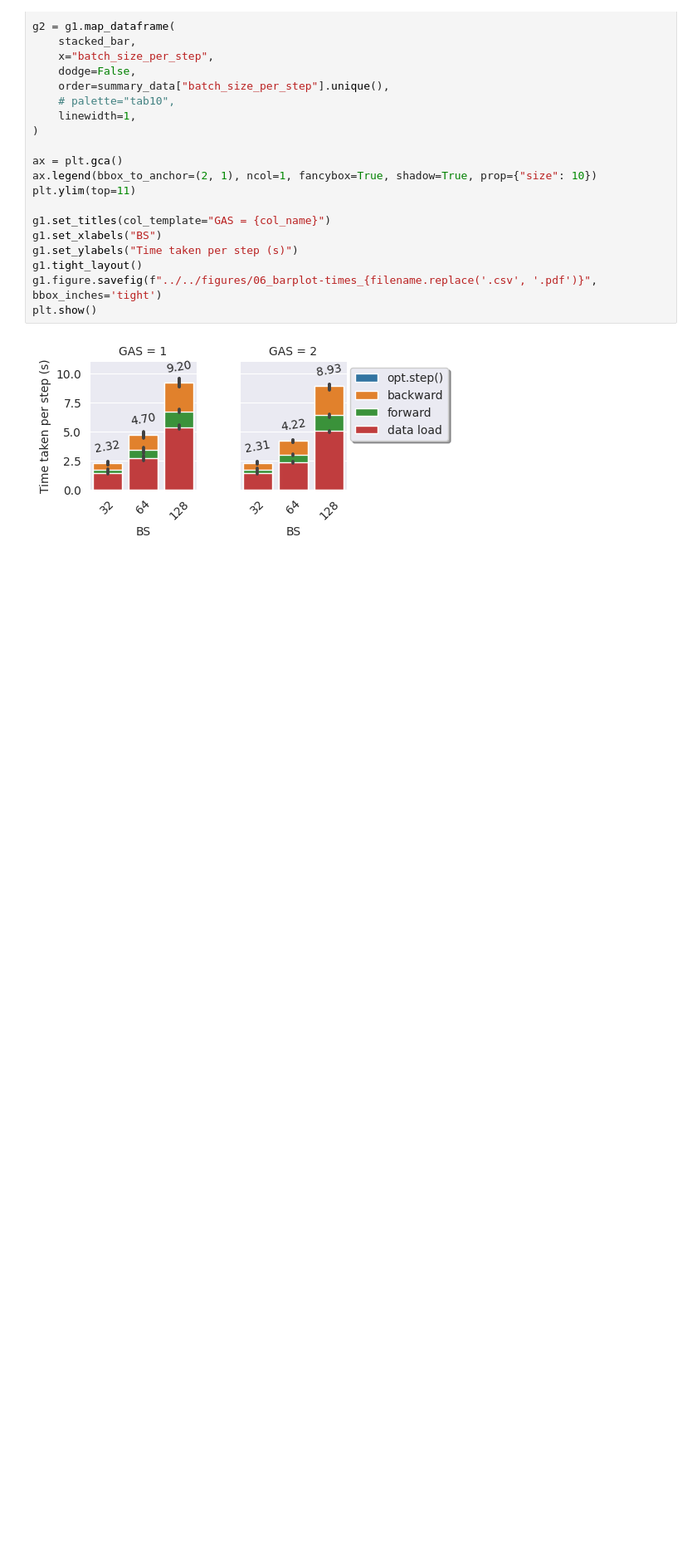
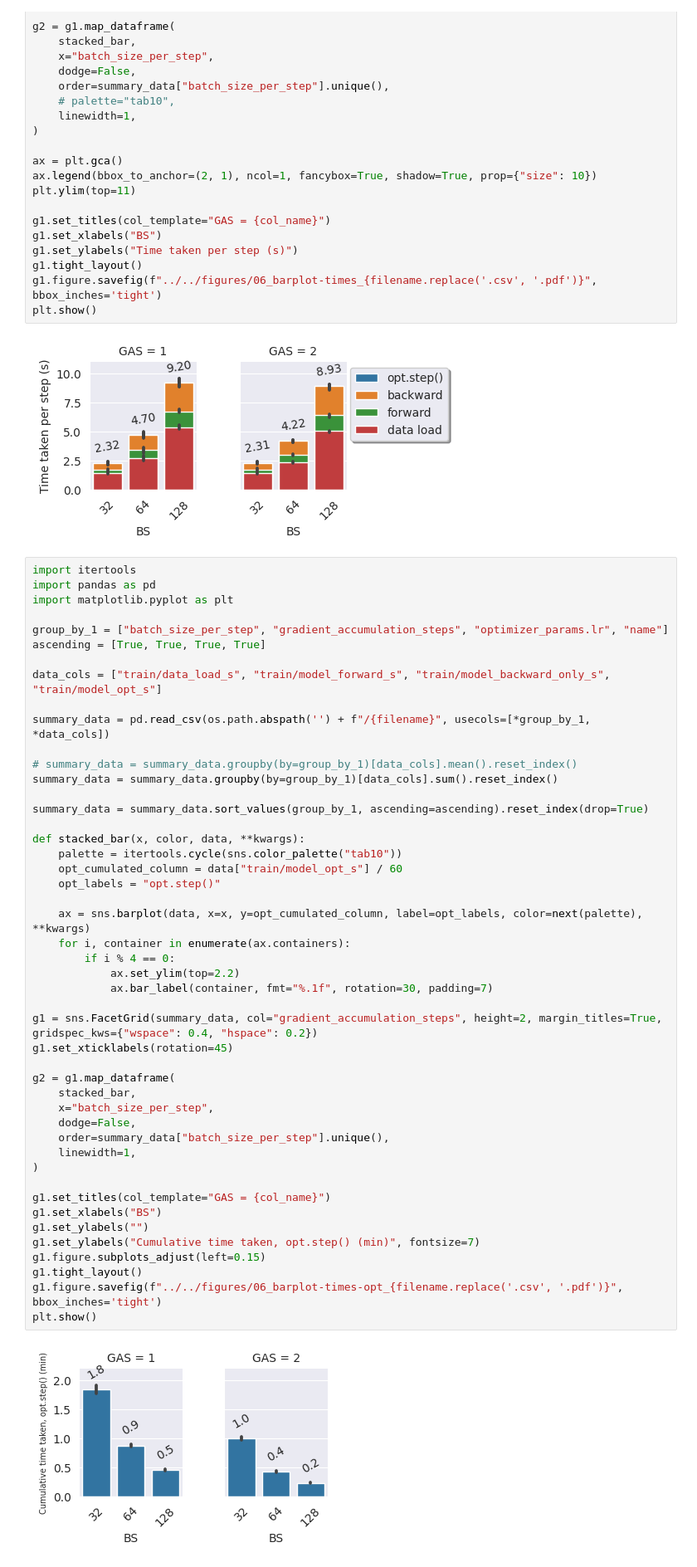
Before and after one commit to IAL32/TUMThesis, a Jupyter notebook: viz/chapter_06/baseline-16vCPUs-GAS-1.ipynb, the cells around one changed output. Shown: that part at 83% size. Drawn from its saved outputs; the diff is of its cells as text; blank space fills up the shorter version.

```diff
--- a/viz/chapter_06/baseline-16vCPUs-GAS-1.ipynb
+++ b/viz/chapter_06/baseline-16vCPUs-GAS-1.ipynb
@@ -178,3 +178,52 @@ g1.figure.savefig(f"../../figures/06_barplot-times_{filename.replace('.csv', '.p
 plt.show()
 # %% [output]
 [figure]
+# %%
+import itertools
+import pandas as pd
+import matplotlib.pyplot as plt
+
+group_by_1 = ["batch_size_per_step", "gradient_accumulation_steps", "optimizer_params.lr", "name"]
+ascending = [True, True, True, True]
+
+data_cols = ["train/data_load_s", "train/model_forward_s", "train/model_backward_only_s", "train/model_opt_s"]
+
+summary_data = pd.read_csv(os.path.abspath('') + f"/{filename}", usecols=[*group_by_1, *data_cols])
+
+# summary_data = summary_data.groupby(by=group_by_1)[data_cols].mean().reset_index()
+summary_data = summary_data.groupby(by=group_by_1)[data_cols].sum().reset_index()
+
+summary_data = summary_data.sort_values(group_by_1, ascending=ascending).reset_index(drop=True)
+
+def stacked_bar(x, color, data, **kwargs):
+    palette = itertools.cycle(sns.color_palette("tab10"))
+    opt_cumulated_column = data["train/model_opt_s"] / 60
+    opt_labels = "opt.step()"
+
+    ax = sns.barplot(data, x=x, y=opt_cumulated_column, label=opt_labels, color=next(palette), **kwargs)
+    for i, container in enumerate(ax.containers):
+        if i % 4 == 0:
+            ax.set_ylim(top=2.2)
+            ax.bar_label(container, fmt="%.1f", rotation=30, padding=7)
+
+g1 = sns.FacetGrid(summary_data, col="gradient_accumulation_steps", height=2, margin_titles=True, gridspec_kws={"wspace": 0.4, "hspace": 0.2})
+g1.set_xticklabels(rotation=45)
+
+g2 = g1.map_dataframe(
+    stacked_bar,
+    x="batch_size_per_step",
+    dodge=False,
+    order=summary_data["batch_size_per_step"].unique(),
+    linewidth=1,
+)
+
+g1.set_titles(col_template="GAS = {col_name}")
+g1.set_xlabels("BS")
+g1.set_ylabels("")
+g1.set_ylabels("Cumulative time taken, opt.step() (min)", fontsize=7)
+g1.figure.subplots_adjust(left=0.15)
+g1.tight_layout()
+g1.figure.savefig(f"../../figures/06_barplot-times-opt_{filename.replace('.csv', '.pdf')}", bbox_inches='tight')
+plt.show()
+# %% [output]
+[figure, added]
```
Also changed, not shown: 22 other files.
